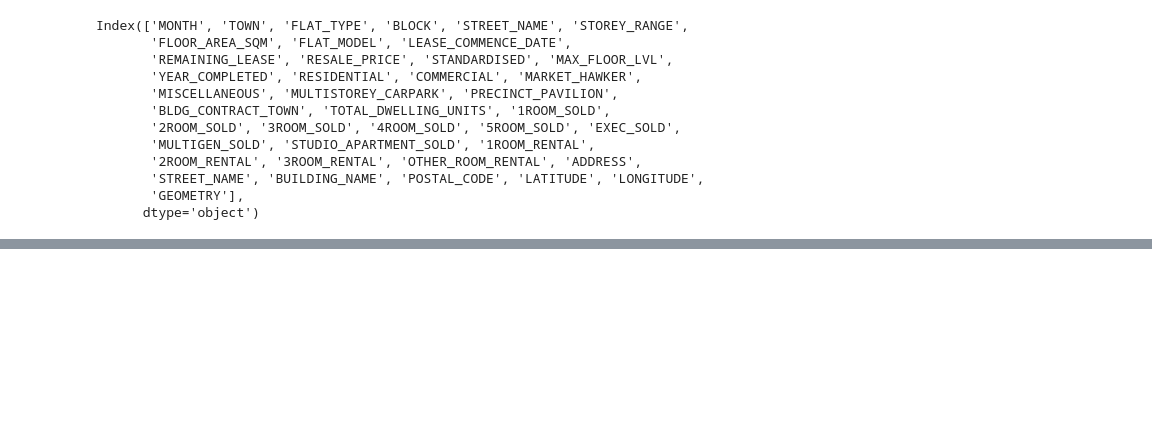
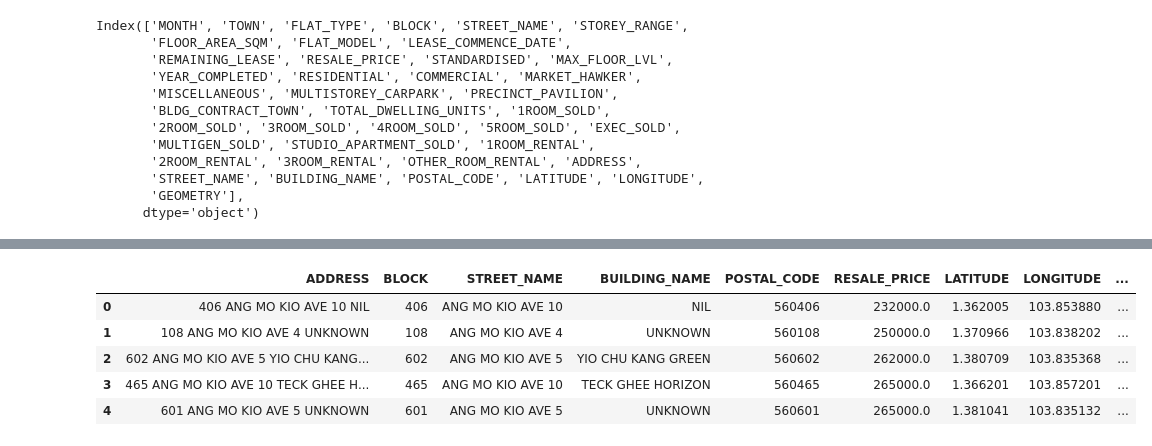
Before and after one commit to chinhockyang/skyrise-greenery-analysis, a Jupyter notebook: python_files/parse_hdb_add_prices_data.ipynb, the cells around one changed output, grey strips where cells are left out. Saved outputs shown, nothing was run; the diff lists cells and outputs as text; code cells hidden in the pictures; blank space fills up the shorter version.

```diff
--- a/python_files/parse_hdb_address_prices.ipynb
+++ b/python_files/parse_hdb_add_prices_data.ipynb
@@ -145,0 +221,4 @@ df_subset.to_csv('hdb_with_prices.csv', index=False)
+# %%
+joined_gdf = gpd.sjoin(hdb_prices_geo_reproj,
+                       geo_df_reproj,
+                       how = 'left')
@@ -145,0 +234,11 @@ df_subset.to_csv('hdb_with_prices.csv', index=False)
+# %%
+gdf_subset = joined_gdf.drop(columns='GEOMETRY')
+# %%
+gdf_subset.head()
+# %% [output]
+|  | ADDRESS | BLOCK | STREET_NAME | BUILDING_NAME | POSTAL_CODE | RESALE_PRICE | LATITUDE | LONGITUDE | ... |
+| 0 | 406 ANG MO KIO AVE 10 NIL | 406 | ANG MO KIO AVE 10 | NIL | 560406 | 232000.0 | 1.362005 | 103.853880 | ... |
+| 1 | 108 ANG MO KIO AVE 4 UNKNOWN | 108 | ANG MO KIO AVE 4 | UNKNOWN | 560108 | 250000.0 | 1.370966 | 103.838202 | ... |
+| 2 | 602 ANG MO KIO AVE 5 YIO CHU KANG... | 602 | ANG MO KIO AVE 5 | YIO CHU KANG GREEN | 560602 | 262000.0 | 1.380709 | 103.835368 | ... |
+| 3 | 465 ANG MO KIO AVE 10 TECK GHEE H... | 465 | ANG MO KIO AVE 10 | TECK GHEE HORIZON | 560465 | 265000.0 | 1.366201 | 103.857201 | ... |
+| 4 | 601 ANG MO KIO AVE 5 UNKNOWN | 601 | ANG MO KIO AVE 5 | UNKNOWN | 560601 | 265000.0 | 1.381041 | 103.835132 | ... |
```
Also changed, not shown: parts of 11 cells of this notebook.
